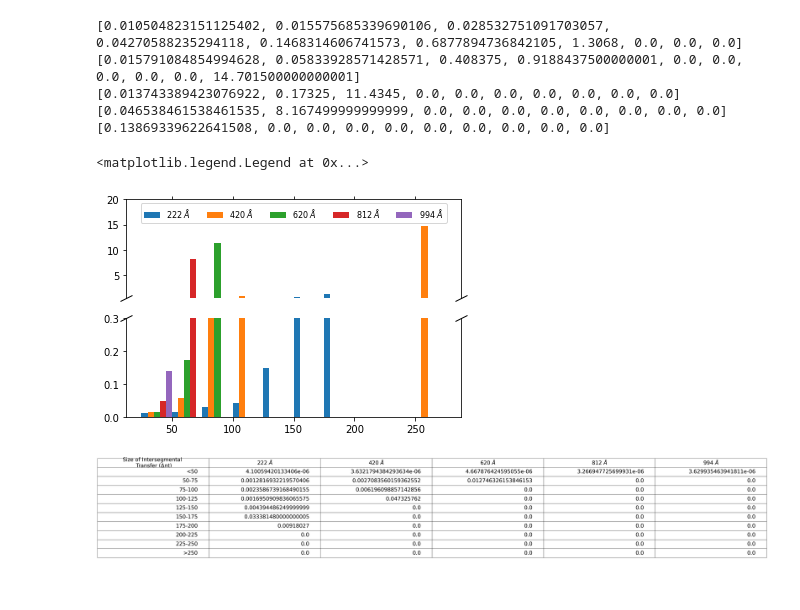
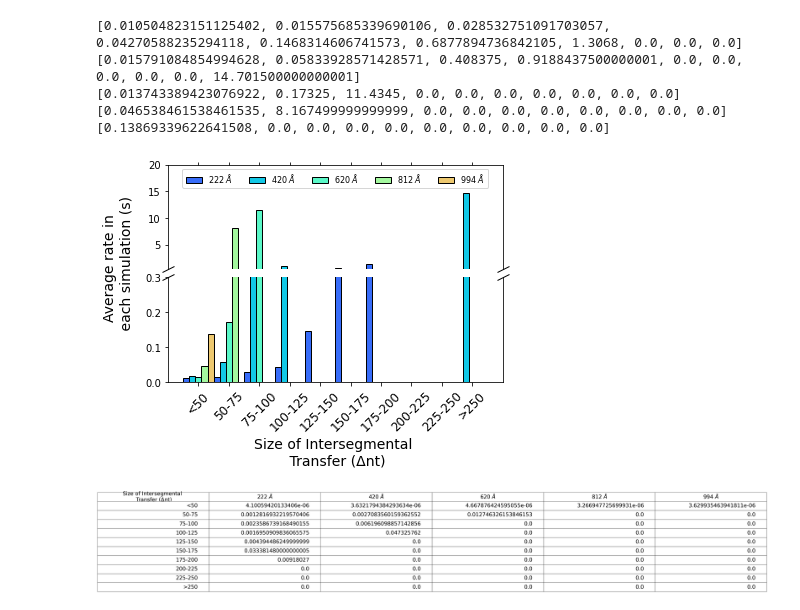
Before and after one commit to gargibiswas92/PROJECT.SSDNA.RES, a Jupyter notebook: INT.TRANSFERS/Time_step_final.ipynb, the cells around one changed output. Drawn from its saved outputs; the diff is of its cells as text; code cells hidden in the pictures.

```diff
--- a/INT.TRANSFERS/Time_step_final.ipynb
+++ b/INT.TRANSFERS/Time_step_final.ipynb
@@ -187,48 +175,51 @@ print(rate5)
 [0.046538461538461535, 8.167499999999999, 0.0, 0.0, 0.0, 0.0, 0.0, 0.0, 0.0, 0.0]
 [0.13869339622641508, 0.0, 0.0, 0.0, 0.0, 0.0, 0.0, 0.0, 0.0, 0.0]
 # %%
+import seaborn as sns
+cmap = sns.color_palette("rainbow")
 f, (ax, ax2) = plt.subplots(2,1, sharex=True)
 
-ax.bar(bins-10, rate1, width= 5, label= '222 $\AA$')
-ax.bar(bins-5, rate2, width= 5, label = '420 $\AA$')
-ax.bar(bins+0.0, rate3, width= 5, label = '620 $\AA$')
-ax.bar(bins+5, rate4, width= 5, label = '812 $\AA$')
-ax.bar(bins+10, rate5, width= 5, label = '994 $\AA$')
+ax.bar(bins-10, rate1, width= 5, label= '222 $\AA$', color=cmap[0], edgecolor='black')
+ax.bar(bins-5, rate2, width= 5, label = '420 $\AA$', color=cmap[1], edgecolor='black')
+ax.bar(bins+0.0, rate3, width= 5, label = '620 $\AA$', color=cmap[2], edgecolor='black')
+ax.bar(bins+5, rate4, width= 5, label = '812 $\AA$', color=cmap[3], edgecolor='black')
+ax.bar(bins+10, rate5, width= 5, label = '994 $\AA$', color=cmap[4], edgecolor='black')
 
-ax2.bar(bins-10, rate1, width= 5, label= '222 $\AA$')
-ax2.bar(bins-5, rate2, width= 5, label = '420 $\AA$')
-ax2.bar(bins+0.0, rate3, width= 5, label = '620 $\AA$')
-ax2.bar(bins+5, rate4, width= 5, label = '812 $\AA$')
-ax2.bar(bins+10, rate5, width= 5, label = '994 $\AA$')
+ax2.bar(bins-10, rate1, width= 5, label= '222 $\AA$', color=cmap[0], edgecolor='black')
+ax2.bar(bins-5, rate2, width= 5, label = '420 $\AA$', color=cmap[1], edgecolor='black')
+ax2.bar(bins+0.0, rate3, width= 5, label = '620 $\AA$', color=cmap[2], edgecolor='black')
+ax2.bar(bins+5, rate4, width= 5, label = '812 $\AA$', color=cmap[3], edgecolor='black')
+ax2.bar(bins+10, rate5, width= 5, label = '994 $\AA$', color=cmap[4], edgecolor='black')
 
 
 ax2.set_ylim(0,0.3)
 ax.set_ylim(0.4, 20)
 
-fig.subplots_adjust(hspace=0.02)
-
+f.subplots_adjust(hspace=0.08)
+d= 0.5
 ax.spines.bottom.set_visible(False)
 ax2.spines.top.set_visible(False)
 ax.xaxis.tick_top()
 ax.tick_params(labeltop=False)  # don't put tick labels at the top
 ax2.xaxis.tick_bottom()
+#ax.xtick_params(labeltop=False, rotation=45)
 
-# Now, let's turn towards the cut-out slanted lines.
-# We create line objects in axes coordinates, in which (0,0), (0,1),
-# (1,0), and (1,1) are the four corners of the axes.
-# The slanted lines themselves are markers at those locations, such that the
-# lines keep their angle and position, independent of the axes size or scale
-# Finally, we need to disable clipping.
-
-d = .5  # proportion of vertical to horizontal extent of the slanted line
 kwargs = dict(marker=[(-1, -d), (1, d)], markersize=12,
               linestyle="none", color='k', mec='k', mew=1, clip_on=False)
 ax.plot([0, 1], [0, 0], transform=ax.transAxes, **kwargs)
 ax2.plot([0, 1], [1, 1], transform=ax2.transAxes, **kwargs)
 ax.legend(loc='upper center', ncol=5, fontsize= 8)
+
+xtick_pos = [37.5, 62.5, 87.5, 112.5, 137.5, 162.5, 187.5, 212.5, 237.5, 262.5]
+xtick_labels = ['<50', '50-75', '75-100', '100-125', '125-150', '150-175', '175-200', '200-225', '225-250', '>250']
+ax2.set_xticks(xtick_pos, xtick_labels, fontsize=12, rotation=45)
+ax2.set_xlabel('Size of Intersegmental \n Transfer (Δnt)', fontsize=14)
+#ax2.set_ylabel('Average rate in \n each simulation (s)', fontsize=13)
+f.text(0.01, 0.3, 'Average rate in \n each simulation (s)', ha='center', rotation=90, fontsize=14)
+
+f.savefig('rate_plot_lowsalt.png', dpi=300, bbox_inches='tight')
 # %% [output]
-<matplotlib.legend.Legend at 0x...>
-[figure, old version]
+[figure, new version]
 # %%
 import statistics as stat
 
```
Also changed, not shown: parts of 1 cell of this notebook, 5 other files.
